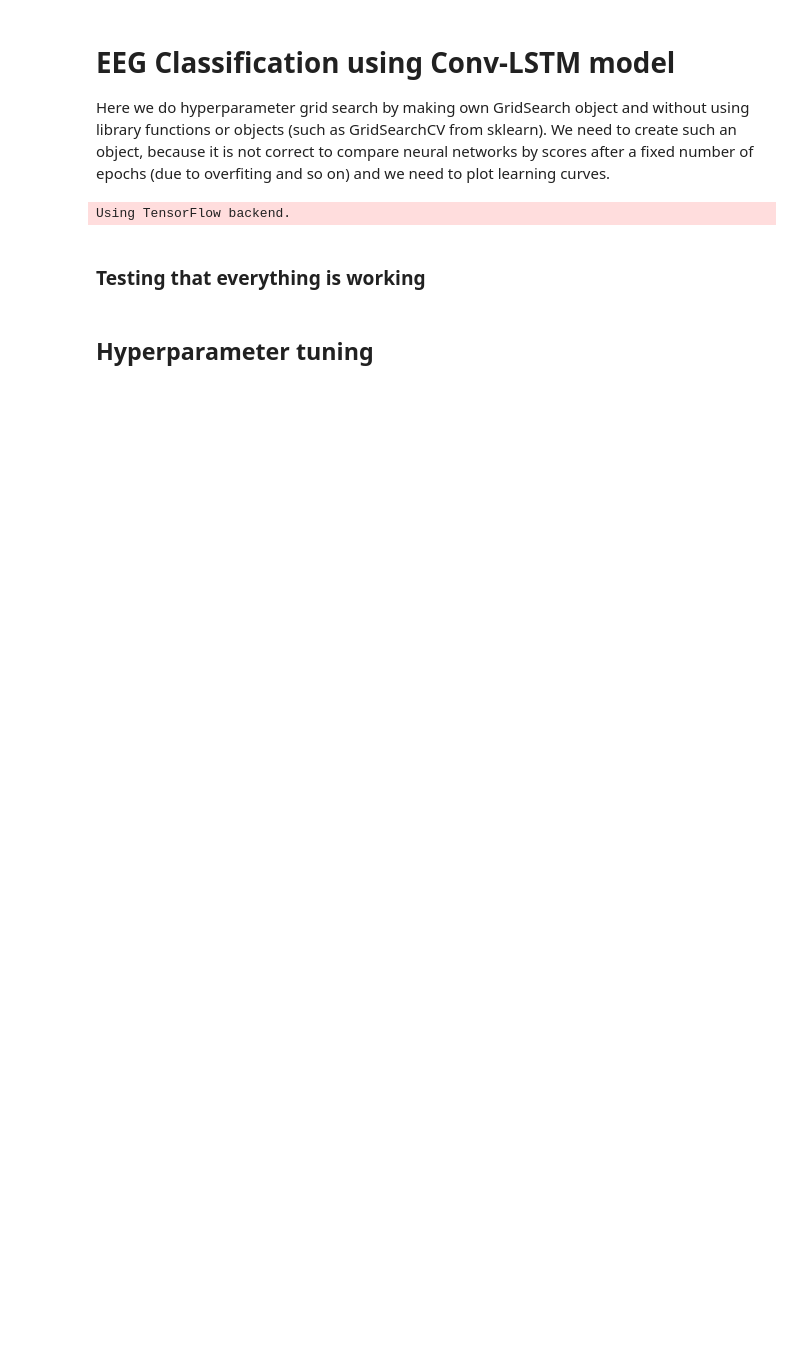
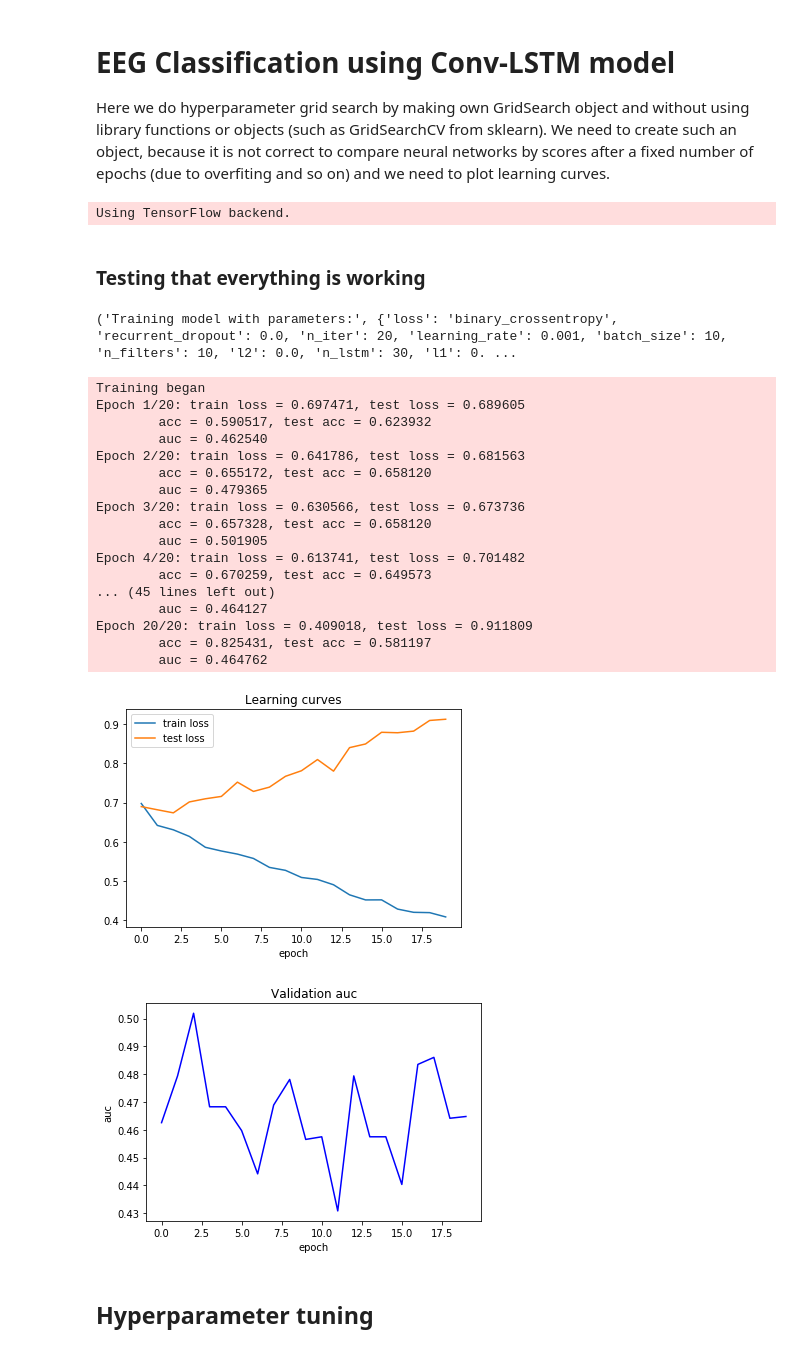
Before and after one commit to DarthZhang/Conv-LSTM_EEG_classification, a Jupyter notebook: code/model_GridSerach_plot.ipynb, the cells around one changed output. Cells and saved outputs as stored; diff of their text form; code cells hidden in the pictures; blank space fills up the shorter version.

Commit message:
Scores

```diff
--- a/code/model_GridSerach_plot.ipynb
+++ b/code/model_GridSerach_plot.ipynb
@@ -93,4 +95,5 @@ class LossMetricHistory(Callback):
 # %%
+import matplotlib.pyplot as plt
 from sklearn.metrics import roc_auc_score, accuracy_score
 from sklearn.base import BaseEstimator, ClassifierMixin
 class CnnLstmClassifier(BaseEstimator, ClassifierMixin):
@@ -119,16 +122,26 @@ class CnnLstmClassifier(BaseEstimator, ClassifierMixin):
                        dropout=self.dropout_lstm, recurrent_dropout=self.recurrent_dropout))
         self.model.add(Dense(1, activation='sigmoid'))
 
-    def _plot_loss():
-        pass
+    def _plot_loss(self):
+        plt.title('Learning curves')
+        plt.xlabel('epoch')
+        plt.plot(np.arange(len(self.log_.losses)),self.log_.losses, color='tab:blue', label='train loss')
+        plt.plot(np.arange(len(self.log_.val_losses)),self.log_.val_losses, color='tab:orange', label='test loss')
+        plt.legend()
+        plt.show()
 
-    def _plot_scores():
-        pass
+    def _plot_scores(self,scoring):
+        plt.title('Validation '+scoring)
+        plt.xlabel('epoch')
+        plt.ylabel(scoring)
+        plt.plot(np.arange(len(self.log_.aucs)),self.log_.aucs, color='b')
+        plt.show()
 
-    def fit(self, X_train, y_train, X_val=None, y_val=None, scoring='auc', verbose=1):
+    def fit(self, X_train, y_train, X_val=None, y_val=None, scoring='auc',
+            verbose=1, plotcurves=False):
         # TODO: check the parameters
         if verbose > 0:
-            print "Training model with parameters:", self.get_params
+            print("Training model with parameters:", self.get_params())
         self.kernel_size_ = X_train.shape[2]
         self._make_model(X_train.shape)
         self.optimizer_ = RMSprop(lr=self.learning_rate)
@@ -141,14 +154,17 @@ class CnnLstmClassifier(BaseEstimator, ClassifierMixin):
                                         batch_size=self.batch_size,
                                         epochs=self.n_iter, validation_data=(X_val, y_val),
                                         verbose=0, callbacks=[self.log_])
+
             self.best_score_ = self.log_.scores[scoring].max()
+            if plotcurves:
+                self._plot_loss()
+                self._plot_scores(scoring)
         else:
             self.log_ = LossMetricHistory(n_iter=self.n_iter)
             self.hist_ = self.model.fit(X_train, y_train,
                                         batch_size=self.batch_size,
                                         epochs=self.n_iter,
                                         verbose=verbose, callbacks=[self.log_])
-
         return
 
     def predict(self, X):
@@ -184,8 +200,30 @@ class CnnLstmClassifier(BaseEstimator, ClassifierMixin):
 # %% [markdown]
 ### Testing that everything is working
 # %%
-clf = CnnLstmClassifier(n_iter=3)
-clf.fit(X_train, y_train, X_val=X_val, y_val=y_val, verbose=1)
+%matplotlib inline
+clf = CnnLstmClassifier(n_iter=20)
+clf.fit(X_train, y_train, X_val=X_val, y_val=y_val, verbose=1, plotcurves=True)
+# %% [output]
+('Training model with parameters:', {'loss': 'binary_crossentropy', 'recurrent_dropout': 0.0, 'n_iter': 20, 'learning_rate': 0.001, 'batch_size': 10, 'n_filters': 10, 'l2': 0.0, 'n_lstm': 30, 'l1': 0. ...
+Training began
+Epoch 1/20: train loss = 0.697471, test loss = 0.689605
+        acc = 0.590517, test acc = 0.623932
+        auc = 0.462540
+Epoch 2/20: train loss = 0.641786, test loss = 0.681563
+        acc = 0.655172, test acc = 0.658120
+        auc = 0.479365
+Epoch 3/20: train loss = 0.630566, test loss = 0.673736
+        acc = 0.657328, test acc = 0.658120
+        auc = 0.501905
+Epoch 4/20: train loss = 0.613741, test loss = 0.701482
+        acc = 0.670259, test acc = 0.649573
+... (45 lines left out)
+        auc = 0.464127
+Epoch 20/20: train loss = 0.409018, test loss = 0.911809
+        acc = 0.825431, test acc = 0.581197
+        auc = 0.464762
+[figure, added]
+[figure, added]
 # %% [markdown]
 ## Hyperparameter tuning
 # %%
```
Also changed, not shown: parts of 8 cells of this notebook.
